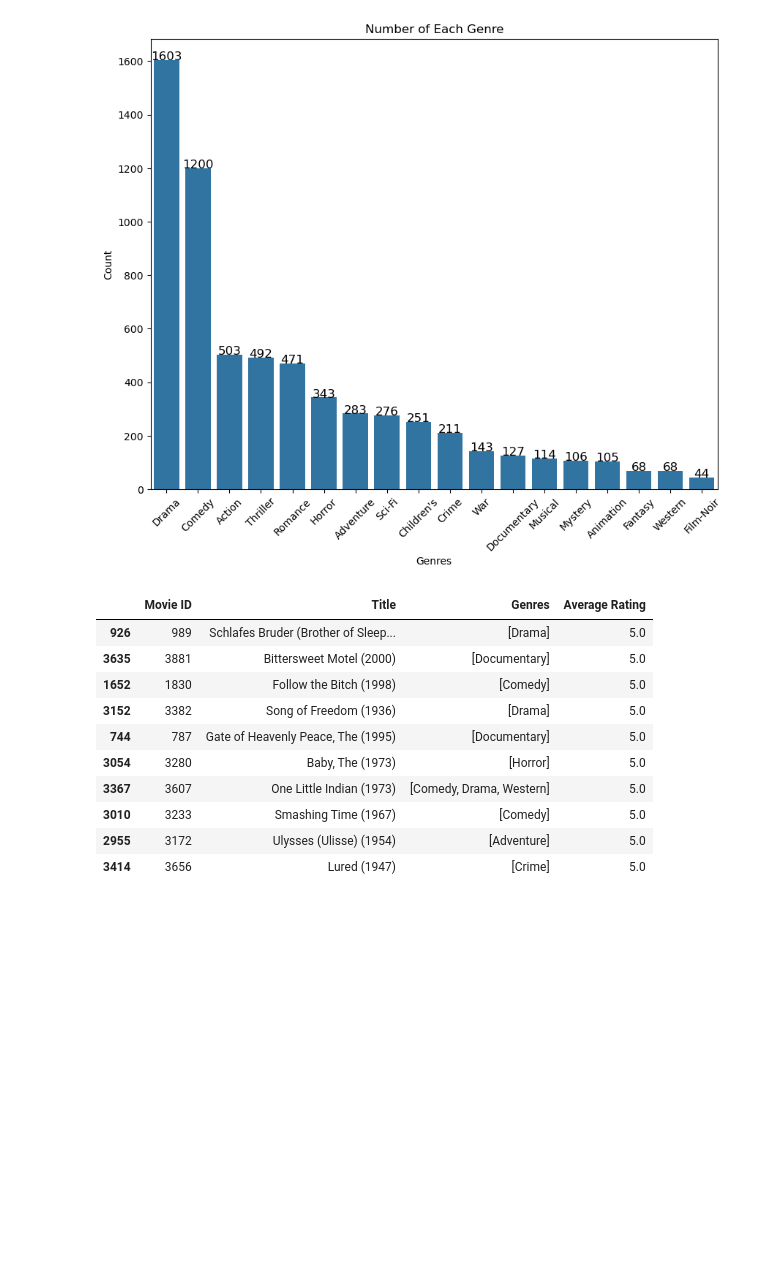
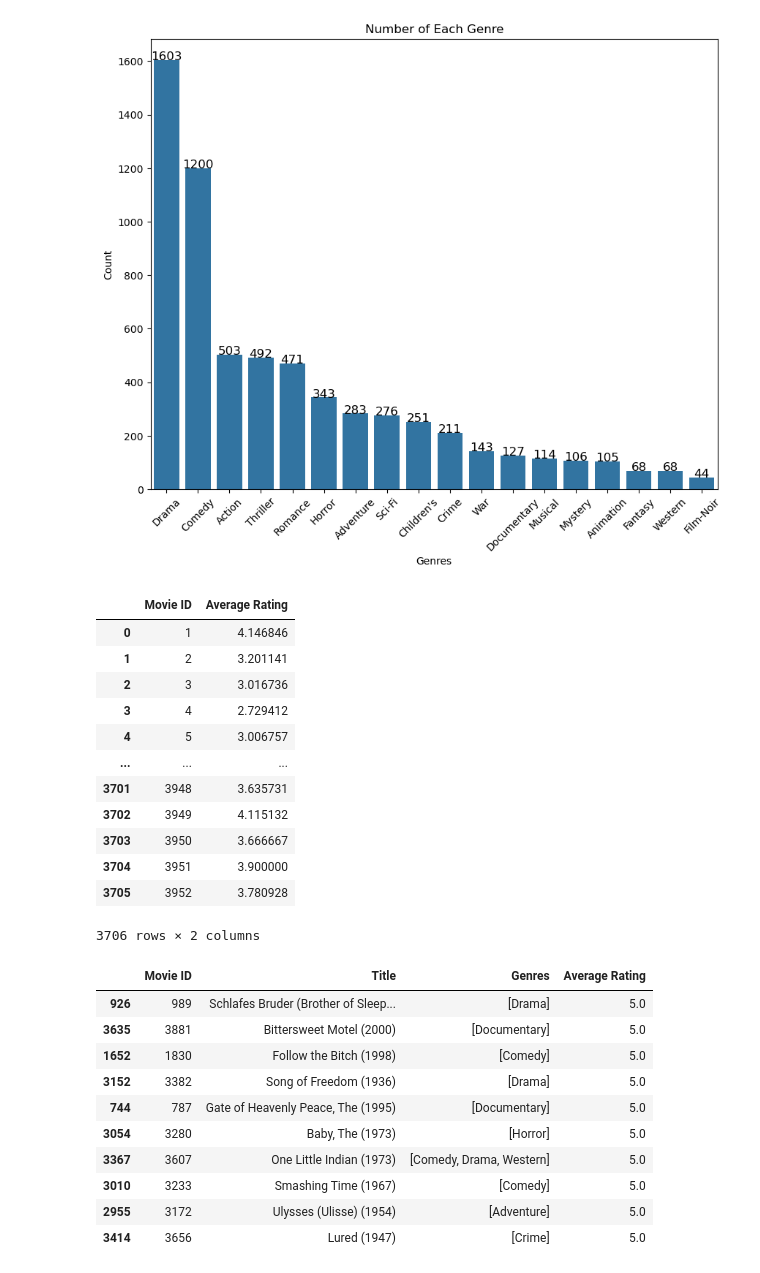
Before and after one commit to omerzzeybek9/Rec-Systems-MovieLens-1M, a Jupyter notebook: movielens.ipynb, the cells around one changed output. Cells and saved outputs as stored; diff of their text form; code cells hidden in the pictures; blank space fills up the shorter version.

```diff
--- a/movielens.ipynb
+++ b/movielens.ipynb
@@ -290,6 +290,22 @@ plt.show()
 
 average_ratings = ratings.groupby("Movie ID")["Rating"].mean().reset_index()
 average_ratings = average_ratings.rename(columns={"Rating" : "Average Rating"})
+# %%
+average_ratings
+# %% [output]
+|  | Movie ID | Average Rating |
+| 0 | 1 | 4.146846 |
+| 1 | 2 | 3.201141 |
+| 2 | 3 | 3.016736 |
+| 3 | 4 | 2.729412 |
+| 4 | 5 | 3.006757 |
+| ... | ... | ... |
+| 3701 | 3948 | 3.635731 |
+| 3702 | 3949 | 4.115132 |
+| 3703 | 3950 | 3.666667 |
+| 3704 | 3951 | 3.900000 |
+| 3705 | 3952 | 3.780928 |
+3706 rows × 2 columns
 # %%
 #Movies names and ratings
 movies_ratings = pd.merge(movies, average_ratings, on="Movie ID")
```
